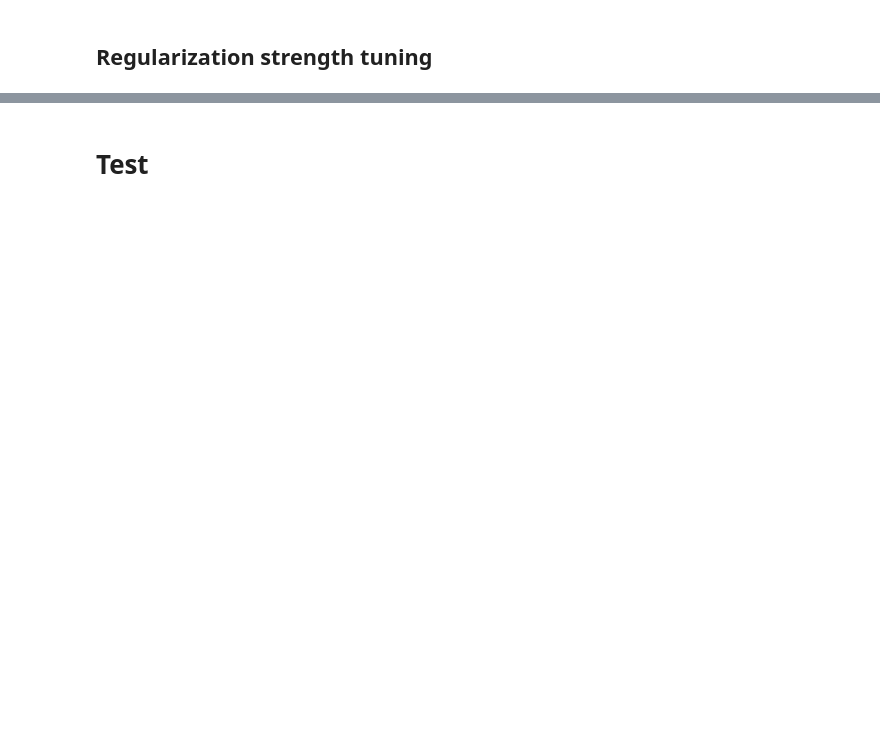
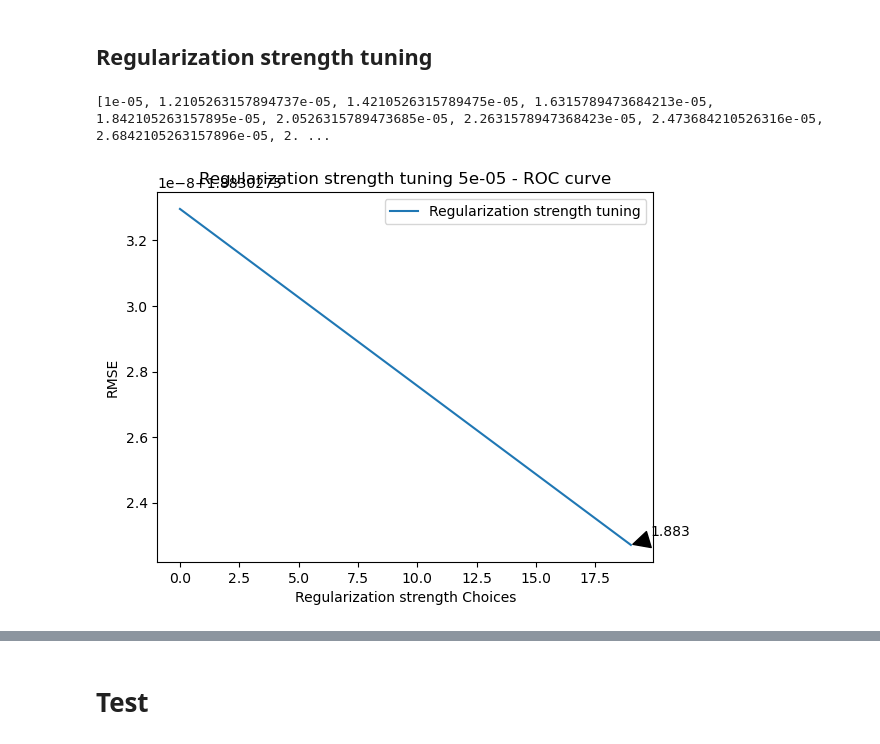
Before and after one commit to Justinfungi/Jebva-LOS-and-Mortality-Project-, a Jupyter notebook: Code/Jus/MLP (Justin)-LOS-sklearn-Copy1.ipynb, the cells around one changed output, grey strips where cells are left out. Drawn from its saved outputs; the diff is of its cells as text; code cells hidden in the pictures; blank space fills up the shorter version.

```diff
--- a/Code/Jus/MLP (Justin)-LOS-sklearn-Copy1.ipynb
+++ b/Code/Jus/MLP (Justin)-LOS-sklearn-Copy1.ipynb
@@ -201,32 +219,36 @@ best_lr_choice
 # %%
 reg_list = list(np.linspace(1e-5,0.00005,20))
 rmse_lst=[]
 
 for i in reg_list:
     clf = MLPRegressor(solver=best_solver,
                         hidden_layer_sizes=best_layernumber,
                         learning_rate_init=best_lr_choice,
+                        learning_rate="adaptive",
                         alpha=i,
-                        random_state=1,
-                        activation='relu',
+                        random_state=3612,
+                        activation='identity',
                         max_iter=200)
 
     clf.fit(X_train_norm, y_train_t2_value)
     y_pred = clf.predict(X_valid_norm)
     rmse1 = rmse(y_pred, y_valid_t2_value)
     rmse_lst.append(rmse1)
 
 print(reg_list)
 index = rmse_lst.index(min(rmse_lst))
 plt.plot(list(range(len(reg_list))), rmse_lst, label='Regularization strength tuning')
 plt.xlabel('Regularization strength Choices')
 plt.ylabel('RMSE')
 plt.title(f"Regularization strength tuning {reg_list[index]} - ROC curve")
 plt.legend(loc="best")
 plt.annotate(np.min(rmse_lst).round(4), (np.argmin(rmse_lst), np.min(rmse_lst)), xycoords="data",
                  xytext=(40, 20), textcoords="offset pixels", arrowprops=dict(facecolor="black", shrink=0.1), fontsize=10,
                  horizontalalignment="center", verticalalignment="top")
 plt.show()
+# %% [output]
+[1e-05, 1.2105263157894737e-05, 1.4210526315789475e-05, 1.6315789473684213e-05, 1.842105263157895e-05, 2.0526315789473685e-05, 2.2631578947368423e-05, 2.473684210526316e-05, 2.6842105263157896e-05, 2. ...
+[figure, added]
 # %%
 index = np.argmin(rmse_lst)
 best_reg_choice =  reg_list[index]
```
Also changed, not shown: parts of 24 cells of this notebook, 8 other files.
